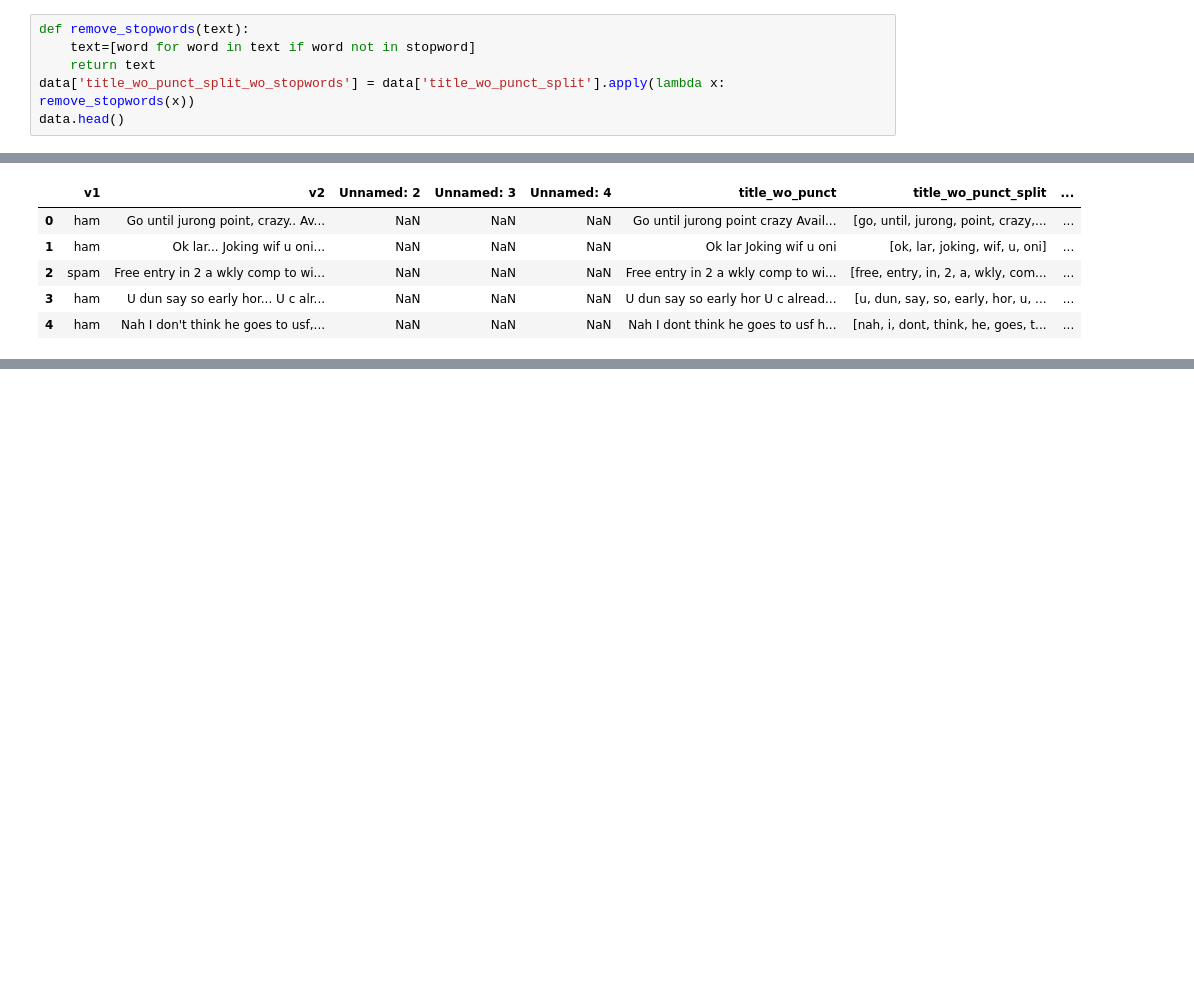
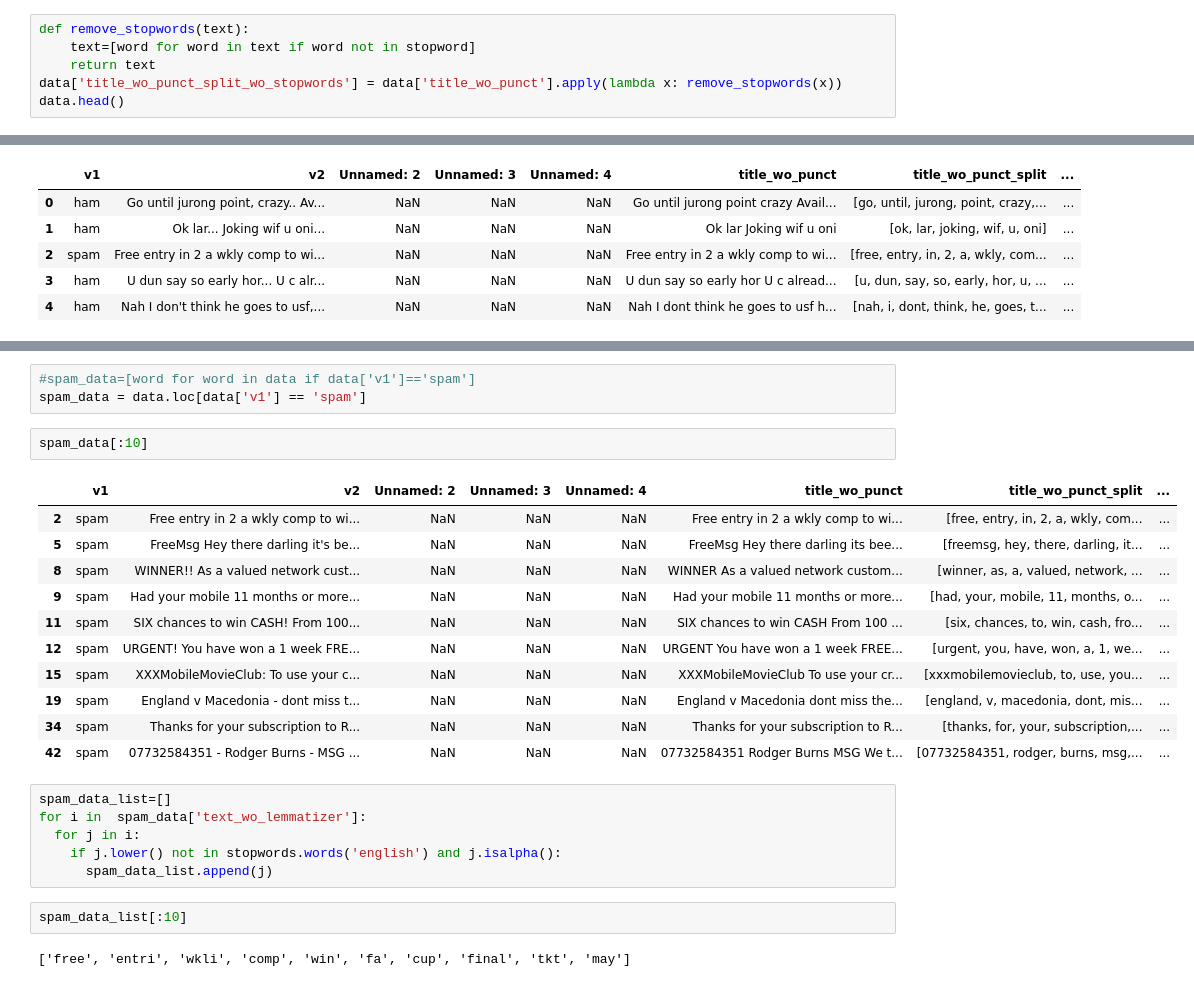
Before and after one commit to sarahasan17/Spam-message-Classification, a Jupyter notebook: spam.ipynb, the cells around one changed output, grey strips where cells are left out. Cells and saved outputs as stored; diff of their text form; blank space fills up the shorter version.

```diff
--- a/spam.ipynb
+++ b/spam.ipynb
@@ -83,7 +90,7 @@ stopword = nltk.corpus.stopwords.words('english')
 def remove_stopwords(text):
     text=[word for word in text if word not in stopword]
     return text
-data['title_wo_punct_split_wo_stopwords'] = data['title_wo_punct_split'].apply(lambda x: remove_stopwords(x))
+data['title_wo_punct_split_wo_stopwords'] = data['title_wo_punct'].apply(lambda x: remove_stopwords(x))
 data.head()
 # %% [output]
 |  | v1 | v2 | Unnamed: 2 | Unnamed: 3 | Unnamed: 4 | title_wo_punct | title_wo_punct_split | ... |
@@ -143,0 +162,27 @@ from sklearn.metrics import accuracy_score
+# %%
+#spam_data=[word for word in data if data['v1']=='spam']
+spam_data = data.loc[data['v1'] == 'spam']
+# %%
+spam_data[:10]
+# %% [output]
+|  | v1 | v2 | Unnamed: 2 | Unnamed: 3 | Unnamed: 4 | title_wo_punct | title_wo_punct_split | ... |
+| 2 | spam | Free entry in 2 a wkly comp to wi... | NaN | NaN | NaN | Free entry in 2 a wkly comp to wi... | [free, entry, in, 2, a, wkly, com... | ... |
+| 5 | spam | FreeMsg Hey there darling it's be... | NaN | NaN | NaN | FreeMsg Hey there darling its bee... | [freemsg, hey, there, darling, it... | ... |
+| 8 | spam | WINNER!! As a valued network cust... | NaN | NaN | NaN | WINNER As a valued network custom... | [winner, as, a, valued, network, ... | ... |
+| 9 | spam | Had your mobile 11 months or more... | NaN | NaN | NaN | Had your mobile 11 months or more... | [had, your, mobile, 11, months, o... | ... |
+| 11 | spam | SIX chances to win CASH! From 100... | NaN | NaN | NaN | SIX chances to win CASH From 100 ... | [six, chances, to, win, cash, fro... | ... |
+| 12 | spam | URGENT! You have won a 1 week FRE... | NaN | NaN | NaN | URGENT You have won a 1 week FREE... | [urgent, you, have, won, a, 1, we... | ... |
+| 15 | spam | XXXMobileMovieClub: To use your c... | NaN | NaN | NaN | XXXMobileMovieClub To use your cr... | [xxxmobilemovieclub, to, use, you... | ... |
+| 19 | spam | England v Macedonia - dont miss t... | NaN | NaN | NaN | England v Macedonia dont miss the... | [england, v, macedonia, dont, mis... | ... |
+| 34 | spam | Thanks for your subscription to R... | NaN | NaN | NaN | Thanks for your subscription to R... | [thanks, for, your, subscription,... | ... |
+| 42 | spam | 07732584351 - Rodger Burns - MSG ... | NaN | NaN | NaN | 07732584351 Rodger Burns MSG We t... | [07732584351, rodger, burns, msg,... | ... |
+# %%
+spam_data_list=[]
+for i in  spam_data['text_wo_lemmatizer']:
+  for j in i:
+    if j.lower() not in stopwords.words('english') and j.isalpha():
+      spam_data_list.append(j)
+# %%
+spam_data_list[:10]
+# %% [output]
+['free', 'entri', 'wkli', 'comp', 'win', 'fa', 'cup', 'final', 'tkt', 'may']
```
Also changed, not shown: parts of 41 cells of this notebook.
